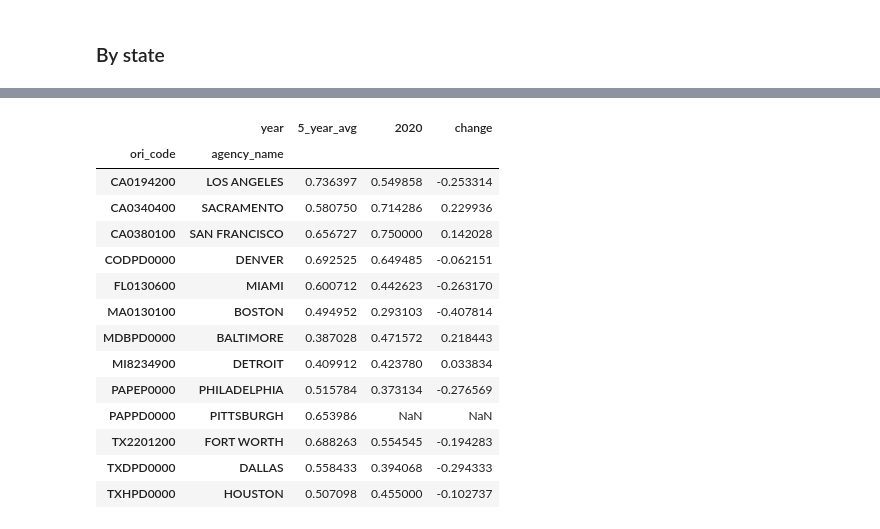
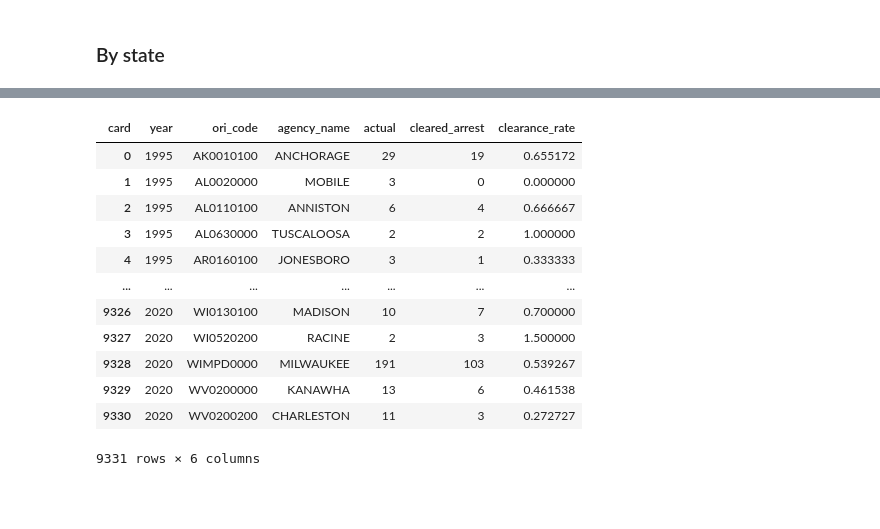
Before and after one commit to cbs-news-data/homicide-clearance-fbi-data, a Jupyter notebook: notebook/reta/src/reta.ipynb, the cells around one changed output, grey strips where cells are left out. Saved outputs shown, nothing was run; the diff lists cells and outputs as text; code cells hidden in the pictures; blank space fills up the shorter version.

```diff
--- a/notebook/reta/src/reta.ipynb
+++ b/notebook/reta/src/reta.ipynb
@@ -371,18 +400,18 @@ agency_subset
-# %%
-agency_5yravg[agency_5yravg.index.get_level_values("ori_code").isin(AGENCIES)]
-# %% [output]
-|  | year | 5_year_avg | 2020 | change |
-| ori_code | agency_name |  |  |  |
-| CA0194200 | LOS ANGELES | 0.736397 | 0.549858 | -0.253314 |
-| CA0340400 | SACRAMENTO | 0.580750 | 0.714286 | 0.229936 |
-| CA0380100 | SAN FRANCISCO | 0.656727 | 0.750000 | 0.142028 |
-| CODPD0000 | DENVER | 0.692525 | 0.649485 | -0.062151 |
-| FL0130600 | MIAMI | 0.600712 | 0.442623 | -0.263170 |
-| MA0130100 | BOSTON | 0.494952 | 0.293103 | -0.407814 |
-| MDBPD0000 | BALTIMORE | 0.387028 | 0.471572 | 0.218443 |
-| MI8234900 | DETROIT | 0.409912 | 0.423780 | 0.033834 |
-| PAPEP0000 | PHILADELPHIA | 0.515784 | 0.373134 | -0.276569 |
-| PAPPD0000 | PITTSBURGH | 0.653986 | NaN | NaN |
-| TX2201200 | FORT WORTH | 0.688263 | 0.554545 | -0.194283 |
-| TXDPD0000 | DALLAS | 0.558433 | 0.394068 | -0.294333 |
-| TXHPD0000 | HOUSTON | 0.507098 | 0.455000 | -0.102737 |
+# %%
+agency = get_clearance_rate_df(["year", "ori_code", "agency_name"]).reset_index()
+
+agency
+# %% [output]
+| card | year | ori_code | agency_name | actual | cleared_arrest | clearance_rate |
+| 0 | 1995 | AK0010100 | ANCHORAGE | 29 | 19 | 0.655172 |
+| 1 | 1995 | AL0020000 | MOBILE | 3 | 0 | 0.000000 |
+| 2 | 1995 | AL0110100 | ANNISTON | 6 | 4 | 0.666667 |
+| 3 | 1995 | AL0630000 | TUSCALOOSA | 2 | 2 | 1.000000 |
+| 4 | 1995 | AR0160100 | JONESBORO | 3 | 1 | 0.333333 |
+| ... | ... | ... | ... | ... | ... | ... |
+| 9326 | 2020 | WI0130100 | MADISON | 10 | 7 | 0.700000 |
+| 9327 | 2020 | WI0520200 | RACINE | 2 | 3 | 1.500000 |
+| 9328 | 2020 | WIMPD0000 | MILWAUKEE | 191 | 103 | 0.539267 |
+| 9329 | 2020 | WV0200000 | KANAWHA | 13 | 6 | 0.461538 |
+| 9330 | 2020 | WV0200200 | CHARLESTON | 11 | 3 | 0.272727 |
+9331 rows × 6 columns
```
Also changed, not shown: parts of 35 cells of this notebook.
